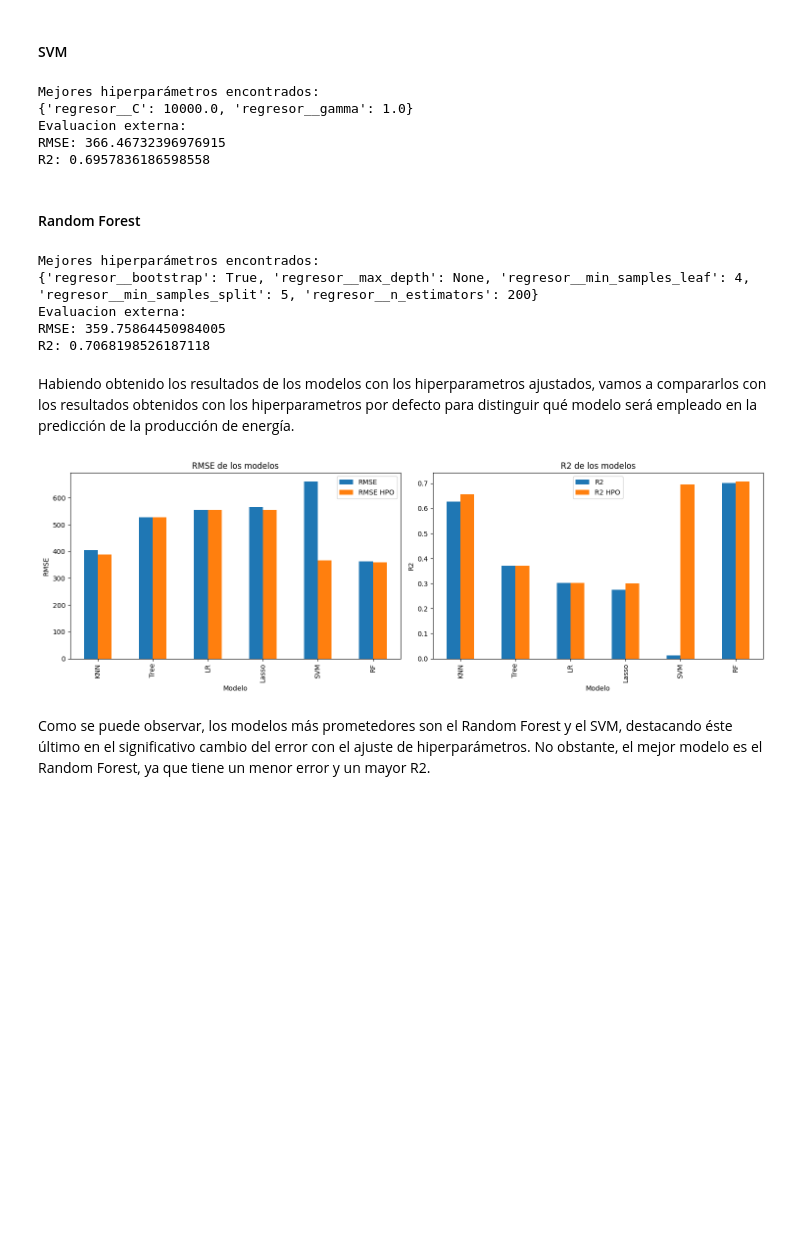
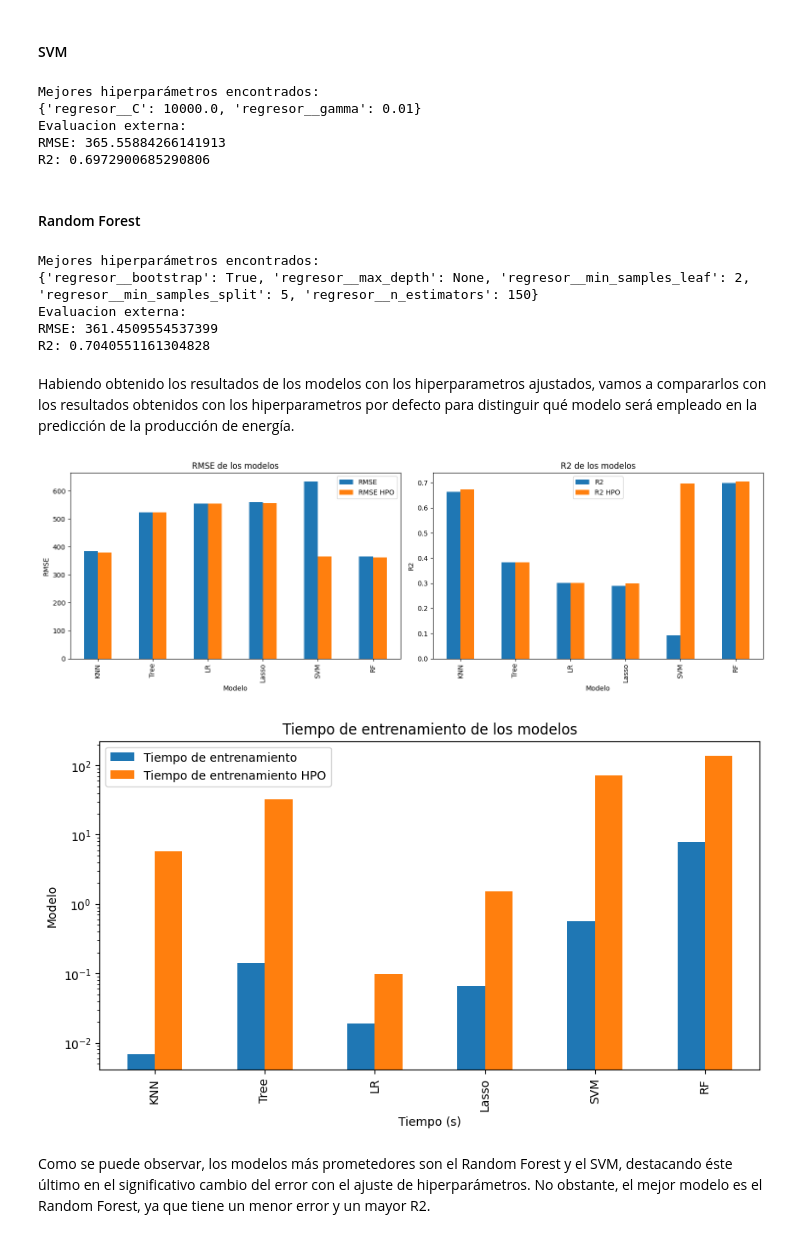
Before and after one commit to seniorbeto/Grupo04_Practica1, a Jupyter notebook: Notebook_1.ipynb, the cells around one changed output. Saved outputs shown, nothing was run; the diff lists cells and outputs as text; code cells hidden in the pictures; blank space fills up the shorter version.

Commit message:
tiempos

```diff
--- a/Notebook_1.ipynb
+++ b/Notebook_1.ipynb
@@ -738,7 +623,10 @@ param_grid = {
 }
 
 grid_search = GridSearchCV(pipe_lr, param_grid, cv=5, scoring='neg_root_mean_squared_error', n_jobs=-1)
+t1 = time.time()
 grid_search.fit(X_train, y_train)
+t2 = time.time()
+dt_regresion_lineal_hpo = t2 - t1
 
 print("Mejores hiperparámetros encontrados:")
 print(grid_search.best_params_)
@@ -767,7 +655,12 @@ param_grid = {
 }
 
 grid_search = GridSearchCV(pipe_lasso, param_grid, cv=5, scoring='neg_root_mean_squared_error', n_jobs=-1)
+
+t1 = time.time()
 grid_search.fit(X_train, y_train)
+t2 = time.time()
+
+dt_laso_hpo = t2 - t1
 
 print("Mejores hiperparámetros encontrados:")
 print(grid_search.best_params_)
@@ -798,7 +691,11 @@ param_grid = {
 
 grid_search = GridSearchCV(pipe_svm, param_grid, cv=5, scoring='neg_root_mean_squared_error', n_jobs=-1)
 
+t1 = time.time()
 grid_search.fit(X_train, y_train)
+t2 = time.time()
+
+dt_svm_hpo = t2 - t1
 
 print("Mejores hiperparámetros encontrados:")
 print(grid_search.best_params_)
@@ -813,10 +710,10 @@ print(f"RMSE: {rmse_svm_hpo}")
 print(f"R2: {r2_svm_hpo}")
 # %% [output]
 Mejores hiperparámetros encontrados:
-{'regresor__C': 10000.0, 'regresor__gamma': 1.0}
+{'regresor__C': 10000.0, 'regresor__gamma': 0.01}
 Evaluacion externa:
-RMSE: 366.46732396976915
-R2: 0.6957836186598558
+RMSE: 365.55884266141913
+R2: 0.6972900685290806
 # %% [markdown]
 #### Random Forest
 # %%
@@ -831,8 +728,11 @@ param_grid = {
 }
 
 grid_search = GridSearchCV(pipe_rf, param_grid, cv=5, scoring='neg_root_mean_squared_error', n_jobs=-1)
+# medir tiempo de entrenamiento
+t1 = time.time()
 grid_search.fit(X_train, y_train)
-
+t2 = time.time()
+dt_random_forest_hpo = t2 - t1
 print("Mejores hiperparámetros encontrados:")
 print(grid_search.best_params_)
 
@@ -846,10 +746,10 @@ print(f"RMSE: {rmse_rf_hpo}")
 print(f"R2: {r2_rf_hpo}")
 # %% [output]
 Mejores hiperparámetros encontrados:
-{'regresor__bootstrap': True, 'regresor__max_depth': None, 'regresor__min_samples_leaf': 4, 'regresor__min_samples_split': 5, 'regresor__n_estimators': 200}
+{'regresor__bootstrap': True, 'regresor__max_depth': None, 'regresor__min_samples_leaf': 2, 'regresor__min_samples_split': 5, 'regresor__n_estimators': 150}
 Evaluacion externa:
-RMSE: 359.75864450984005
-R2: 0.7068198526187118
+RMSE: 361.4509554537399
+R2: 0.7040551161304828
 # %% [markdown]
 Habiendo obtenido los resultados de los modelos con los hiperparametros ajustados, vamos a compararlos con los resultados obtenidos con los hiperparametros por defecto para distinguir qué modelo será empleado en la predicción de la producción de energía.
 # %%
@@ -859,34 +759,53 @@ Habiendo obtenido los resultados de los modelos con los hiperparametros ajustado
 rmse = [rmse_knn, rmse_tree, rmse_lr, rmse_lasso, rmse_svm, rmse_rf]
 rmse_hpo = [rmse_knn_hpo, rmse_tree, rmse_lr_hpo, rmse_lasso_hpo, rmse_svm_hpo, rmse_rf_hpo]
 
 # R2
 r2 = [r2_knn, r2_tree, r2_lr, r2_lasso, r2_svm, r2_rf]
 r2_hpo = [r2_knn_hpo, r2_tree, r2_lr_hpo, r2_lasso_hpo, r2_svm_hpo, r2_rf_hpo]
 
+# tiempos
+tiempos = [dt_knn, dt_tree, dt_lr, dt_lasso, dt_svm, dt_rf]
+tiempos_hpo = [dt_knn_hpo, dt_tree_hpo, dt_regresion_lineal_hpo, dt_laso_hpo, dt_svm_hpo, dt_random_forest_hpo]
+
+
 # Crear un DataFrame con los resultados
 results = pd.DataFrame({
     'RMSE': rmse,
     'RMSE HPO': rmse_hpo,
     'R2': r2,
-    'R2 HPO': r2_hpo
+    'R2 HPO': r2_hpo,
 }, index=['KNN', 'Tree', 'LR', 'Lasso', 'SVM', 'RF'])
 
 # Graficar los resultados
 fig, axs = plt.subplots(1, 2, figsize=(15, 5))
 
 results[['RMSE', 'RMSE HPO']].plot(kind='bar', ax=axs[0])
 axs[0].set_title('RMSE de los modelos')
 axs[0].set_ylabel('RMSE')
 axs[0].set_xlabel('Modelo')
 
 results[['R2', 'R2 HPO']].plot(kind='bar', ax=axs[1])
 axs[1].set_title('R2 de los modelos')
 axs[1].set_ylabel('R2')
 axs[1].set_xlabel('Modelo')
 
 plt.tight_layout()
 plt.show()
+
+# Graficar los tiempos de entrenamiento en horizontal, azul para los modelos con hiperparámetros por defecto y naranja para los modelos con hiperparámetros ajustados
+time_results = pd.DataFrame({
+    'Tiempo de entrenamiento': tiempos,
+    'Tiempo de entrenamiento HPO': tiempos_hpo,
+}, index=['KNN', 'Tree', 'LR', 'Lasso', 'SVM', 'RF'])
+
+ax = time_results.plot(kind='bar', figsize=(10, 5))
+plt.title('Tiempo de entrenamiento de los modelos')
+ax.set_yscale('log')
+plt.xlabel('Tiempo (s)')
+plt.ylabel('Modelo')
+plt.show()
 # %% [output]
-[figure, old version]
+[figure, new version]
+[figure, added]
 # %% [markdown]
 Como se puede observar, los modelos más prometedores son el Random Forest y el SVM, destacando éste último en el significativo cambio del error con el ajuste de hiperparámetros. No obstante, el mejor modelo es el Random Forest, ya que tiene un menor error y un mayor R2.
```
Also changed, not shown: parts of 21 cells of this notebook.
